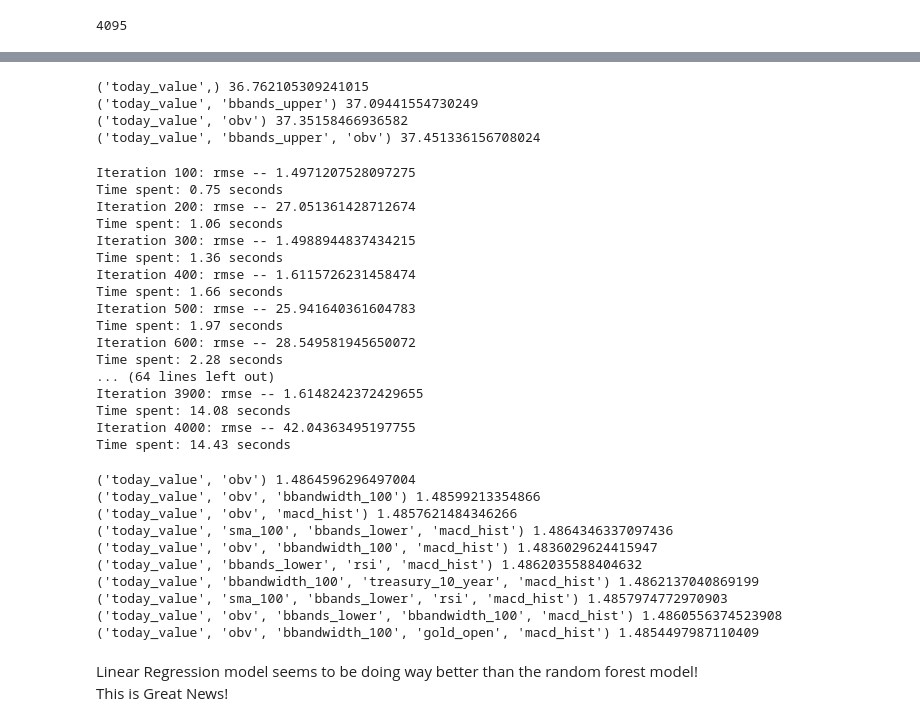
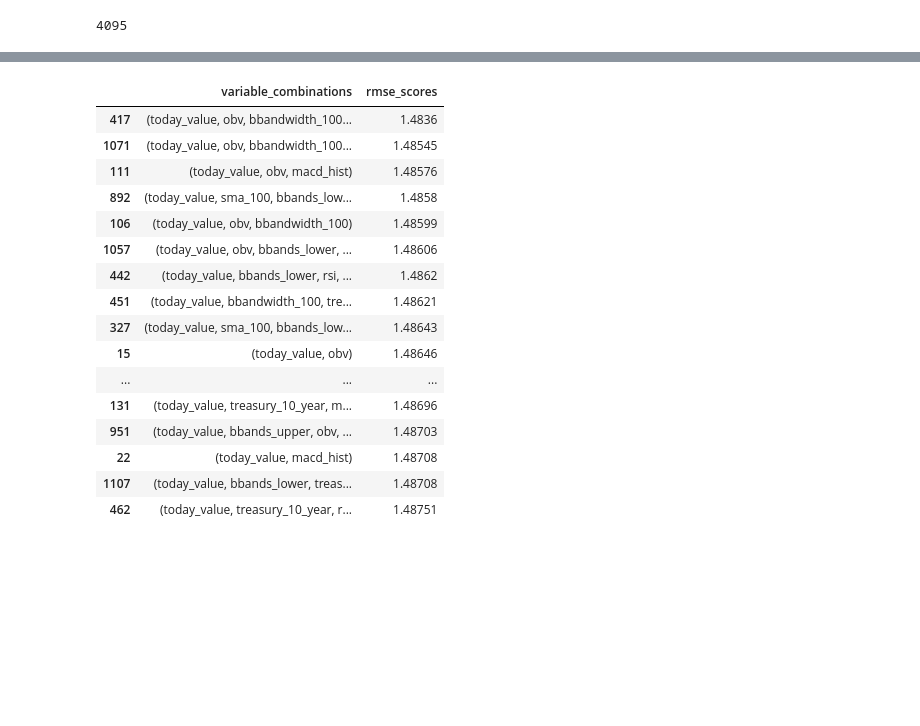
Before and after one commit to HaoxuanXu/Stock_Market_Trend_Prediction, a Jupyter notebook: Feature_Engineering.ipynb, the cells around one changed output, grey strips where cells are left out. Cells and saved outputs as stored; diff of their text form; code cells hidden in the pictures; blank space fills up the shorter version.

```diff
--- a/Feature_Engineering.ipynb
+++ b/Feature_Engineering.ipynb
@@ -22,6 +23,7 @@ from sklearn.metrics import mean_squared_error
 %matplotlib inline
 # %%
 pd.set_option('display.max_rows', None)
+pd.set_option('display.max_colwidth', -1)
 # %%
 data = pd.read_csv("SP_500_cleaned.csv", index_col=0, parse_dates=True)
 # %%
@@ -460,6 +731,6 @@ def evaluate_combinations(X_train, y_train, X_validation, y_validation, combinat
             print("Time spent: {} seconds".format(str(round(iter_time - start_time, 2))))
     return combination_evaluation
 # %%
-rf = RandomForestRegressor(random_state=0, n_jobs=-1)
-combination_evaluation = evaluate_combinations(X_train, y_train, X_validation, y_validation, column_combinations, rf)
+lr = LinearRegression(n_jobs=-1)
+combination_evaluation_lr = evaluate_combinations(X_train, y_train, X_validation, y_validation, column_combinations, lr)
 # %% [output]
@@ -488,50 +754,25 @@ pd.Series(combination_evaluation).sort_values(ascending=True)[0]
-# %%
-for key, value in combination_evaluation.items():
-    for i in range(4):
-        if value == pd.Series(combination_evaluation).sort_values(ascending=True)[i]:
-            print(key, value)
-# %% [output]
-('today_value',) 36.762105309241015
-('today_value', 'bbands_upper') 37.09441554730249
-('today_value', 'obv') 37.35158466936582
-('today_value', 'bbands_upper', 'obv') 37.451336156708024
-# %%
-lr = LinearRegression(n_jobs=-1)
-combination_evaluation_linear = evaluate_combinations(X_train, y_train, X_validation, y_validation, column_combinations, lr)
-# %% [output]
-Iteration 100: rmse -- 1.4971207528097275
-Time spent: 0.75 seconds
-Iteration 200: rmse -- 27.051361428712674
-Time spent: 1.06 seconds
-Iteration 300: rmse -- 1.4988944837434215
-Time spent: 1.36 seconds
-Iteration 400: rmse -- 1.6115726231458474
-Time spent: 1.66 seconds
-Iteration 500: rmse -- 25.941640361604783
-Time spent: 1.97 seconds
-Iteration 600: rmse -- 28.549581945650072
-Time spent: 2.28 seconds
-... (64 lines left out)
-Iteration 3900: rmse -- 1.6148242372429655
-Time spent: 14.08 seconds
-Iteration 4000: rmse -- 42.04363495197755
-Time spent: 14.43 seconds
-# %%
-for key, value in combination_evaluation_linear.items():
-    for i in range(10):
-        if value == pd.Series(combination_evaluation_linear).sort_values(ascending=True)[i]:
-            print(key, value)
-# %% [output]
-('today_value', 'obv') 1.4864596296497004
-('today_value', 'obv', 'bbandwidth_100') 1.48599213354866
-('today_value', 'obv', 'macd_hist') 1.4857621484346266
-('today_value', 'sma_100', 'bbands_lower', 'macd_hist') 1.4864346337097436
-('today_value', 'obv', 'bbandwidth_100', 'macd_hist') 1.4836029624415947
-('today_value', 'bbands_lower', 'rsi', 'macd_hist') 1.4862035588404632
-('today_value', 'bbandwidth_100', 'treasury_10_year', 'macd_hist') 1.4862137040869199
-('today_value', 'sma_100', 'bbands_lower', 'rsi', 'macd_hist') 1.4857974772970903
-('today_value', 'obv', 'bbands_lower', 'bbandwidth_100', 'macd_hist') 1.4860556374523908
-('today_value', 'obv', 'bbandwidth_100', 'gold_open', 'macd_hist') 1.4854497987110409
-# %% [markdown]
-Linear Regression model seems to be doing way better than the random forest model!\
-This is Great News!
+# %%
+combination_evaluation_lr_df = pd.DataFrame(np.column_stack((list(combination_evaluation_lr.keys()),
+                                                           list(combination_evaluation_lr.values()))),
+                                           columns = ["variable_combinations", "rmse_scores"])
+# %%
+# We can now see all variable combinations that yield small rmse scores
+combination_evaluation_lr_df.sort_values(by="rmse_scores").head(20)
+# %% [output]
+|  | variable_combinations | rmse_scores |
+| 417 | (today_value, obv, bbandwidth_100... | 1.4836 |
+| 1071 | (today_value, obv, bbandwidth_100... | 1.48545 |
+| 111 | (today_value, obv, macd_hist) | 1.48576 |
+| 892 | (today_value, sma_100, bbands_low... | 1.4858 |
+| 106 | (today_value, obv, bbandwidth_100) | 1.48599 |
+| 1057 | (today_value, obv, bbands_lower, ... | 1.48606 |
+| 442 | (today_value, bbands_lower, rsi, ... | 1.4862 |
+| 451 | (today_value, bbandwidth_100, tre... | 1.48621 |
+| 327 | (today_value, sma_100, bbands_low... | 1.48643 |
+| 15 | (today_value, obv) | 1.48646 |
+| ... | ... | ... |
+| 131 | (today_value, treasury_10_year, m... | 1.48696 |
+| 951 | (today_value, bbands_upper, obv, ... | 1.48703 |
+| 22 | (today_value, macd_hist) | 1.48708 |
+| 1107 | (today_value, bbands_lower, treas... | 1.48708 |
+| 462 | (today_value, treasury_10_year, r... | 1.48751 |
```
Also changed, not shown: parts of 28 cells of this notebook.
